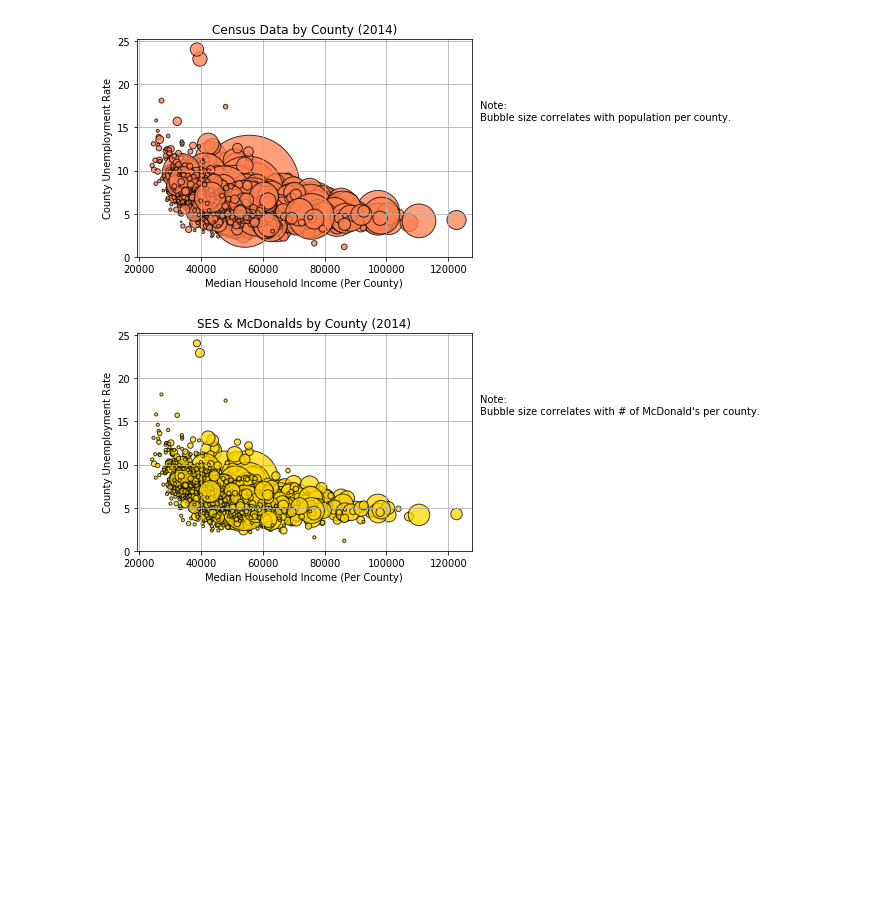
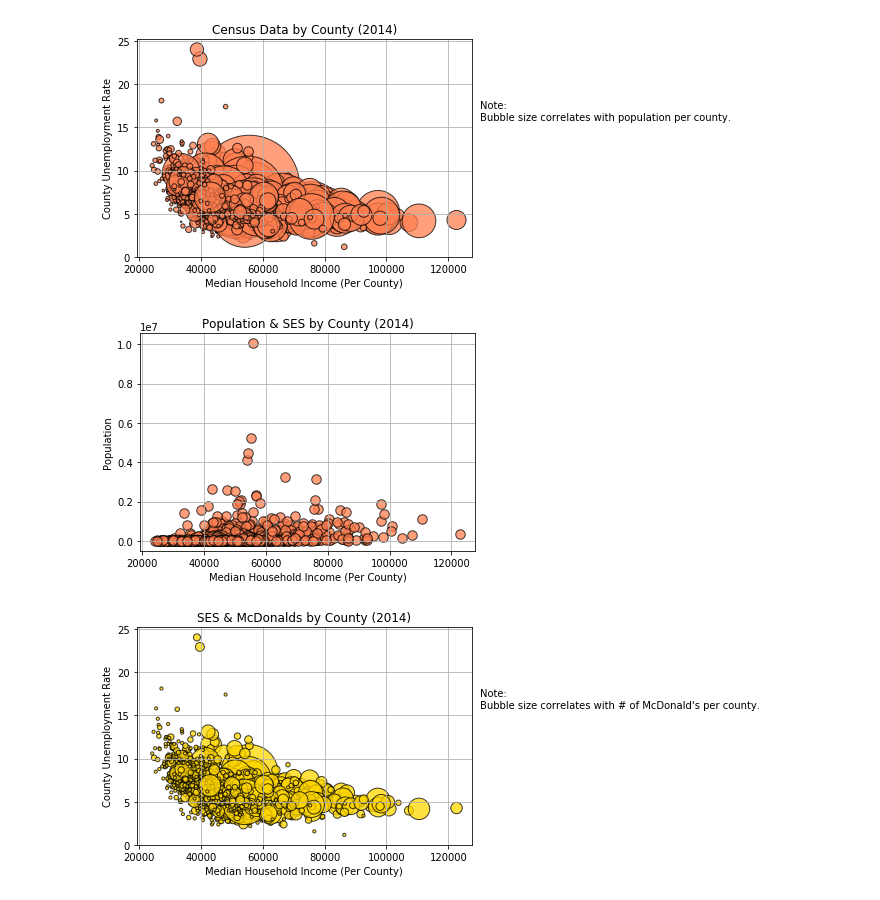
Before and after one commit to tessabanum/Team2_project1, a Jupyter notebook: Bubble 1-2.ipynb, the cells around one changed output. Drawn from its saved outputs; the diff is of its cells as text; code cells hidden in the pictures; blank space fills up the shorter version.

```diff
--- a/Bubble 1-2.ipynb
+++ b/Bubble 1-2.ipynb
@@ -87,4 +88,28 @@ Bubble size correlates with population per county.''')
 plt.savefig("Images/bubble1.png")
 # %% [output]
 [figure]
+# %%
+#Plot Median Income and Population per county (scatter)
+
+#Plot scatter
+scatter1b = plt.scatter(med_income1[:], population1[:], s=90, marker='o', facecolor='coral', edgecolor='black', linewidth=1, alpha=.75)
+
+# Incorporate the other graph properties
+#title
+plt.title("Population & SES by County (2014)")
+
+#xlabel
+plt.xlabel('Median Household Income (Per County)')
+
+#ylabel
+plt.ylabel('Population')
+
+#Add grid
+plt.grid()
+
+
+# Save Figure
+plt.savefig("Images/scatter1b.png")
+# %% [output]
+[figure, added]
 # %%
```
Also changed, not shown: parts of 6 cells of this notebook, 7 other files.
